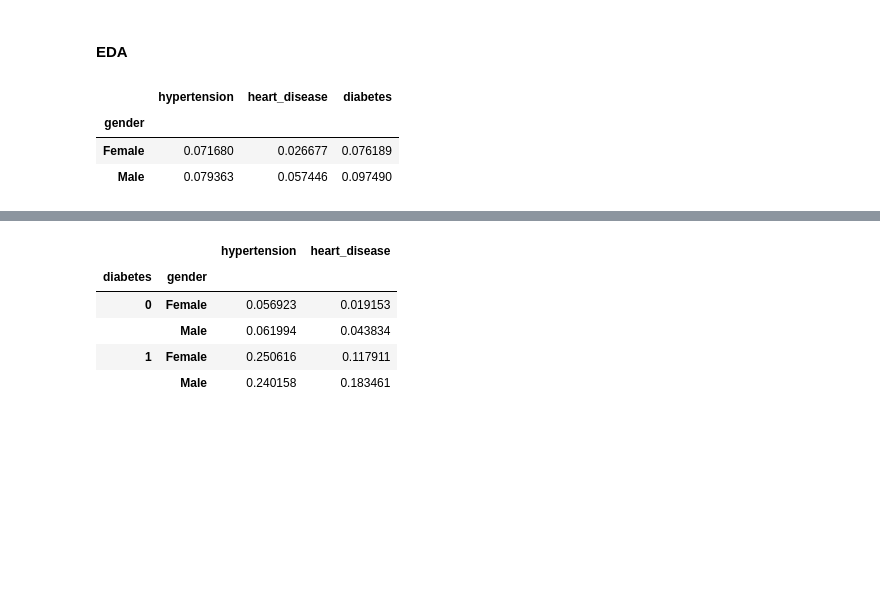
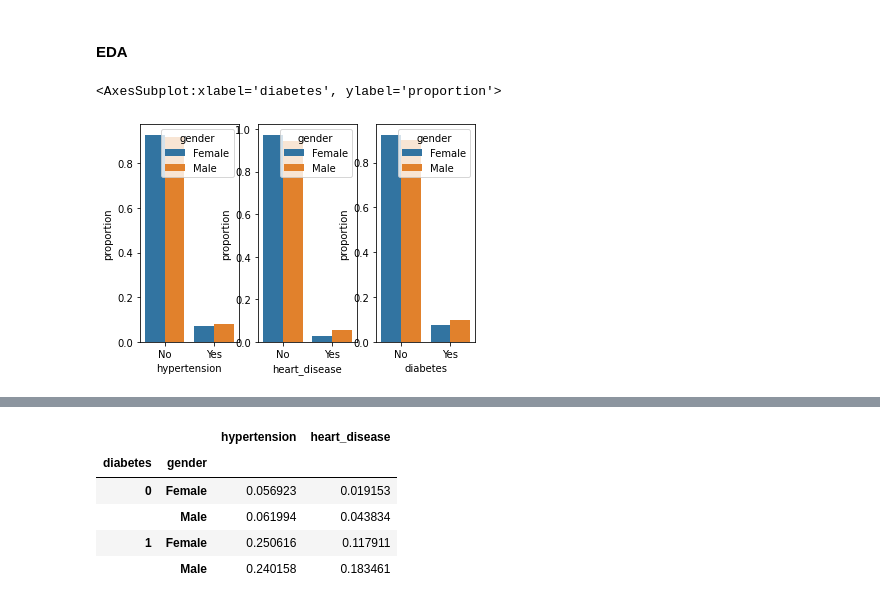
Before and after one commit to harshi-saha/cogs108-project, a Jupyter notebook: diabetes_prediction.ipynb, the cells around one changed output, grey strips where cells are left out. Saved outputs shown, nothing was run; the diff lists cells and outputs as text; code cells hidden in the pictures; blank space fills up the shorter version.

Commit message:
made two sets of visualizations

```diff
--- a/diabetes_prediction.ipynb
+++ b/diabetes_prediction.ipynb
@@ -95,12 +119,30 @@ df.head()
 # %% [markdown]
 #### EDA
 # %%
-# proportion of 'hypertension', 'heart_disease', 'diabetes' by gender
-df.groupby(['gender']).mean()[['hypertension', 'heart_disease', 'diabetes']]
+gen_hyp = (df.groupby(['gender'])[['hypertension']]
+                        .value_counts(normalize=True)
+                        .rename('proportion')
+                        .rename({0:'No',1:"Yes"})
+                        .reset_index()
+)
+gen_hd = (df.groupby(['gender'])[['heart_disease']]
+                        .value_counts(normalize=True)
+                        .rename('proportion')
+                        .rename({0:'No',1:"Yes"})
+                        .reset_index()
+)
+gen_d = (df.groupby(['gender'])[['diabetes']]
+                        .value_counts(normalize=True)
+                        .rename('proportion')
+                        .rename({0:'No',1:"Yes"})
+                        .reset_index()
+)
+fig, axs = plt.subplots(ncols=3)
+sns.barplot(x='hypertension',y='proportion',hue='gender',data=gen_hyp,ax=axs[0])
+sns.barplot(x='heart_disease',y='proportion',hue='gender',data=gen_hd,ax=axs[1])
+sns.barplot(x='diabetes',y='proportion',hue='gender',data=gen_d,ax=axs[2])
 # %% [output]
-|  | hypertension | heart_disease | diabetes |
-| gender |  |  |  |
-| Female | 0.071680 | 0.026677 | 0.076189 |
-| Male | 0.079363 | 0.057446 | 0.097490 |
+<AxesSubplot:xlabel='diabetes', ylabel='proportion'>
+[figure, added]
 # %%
 # average 'age', 'bmi', 'HbA1c_level', 'blood_glucose_level' by gender
```
Also changed, not shown: parts of 3 cells of this notebook.
